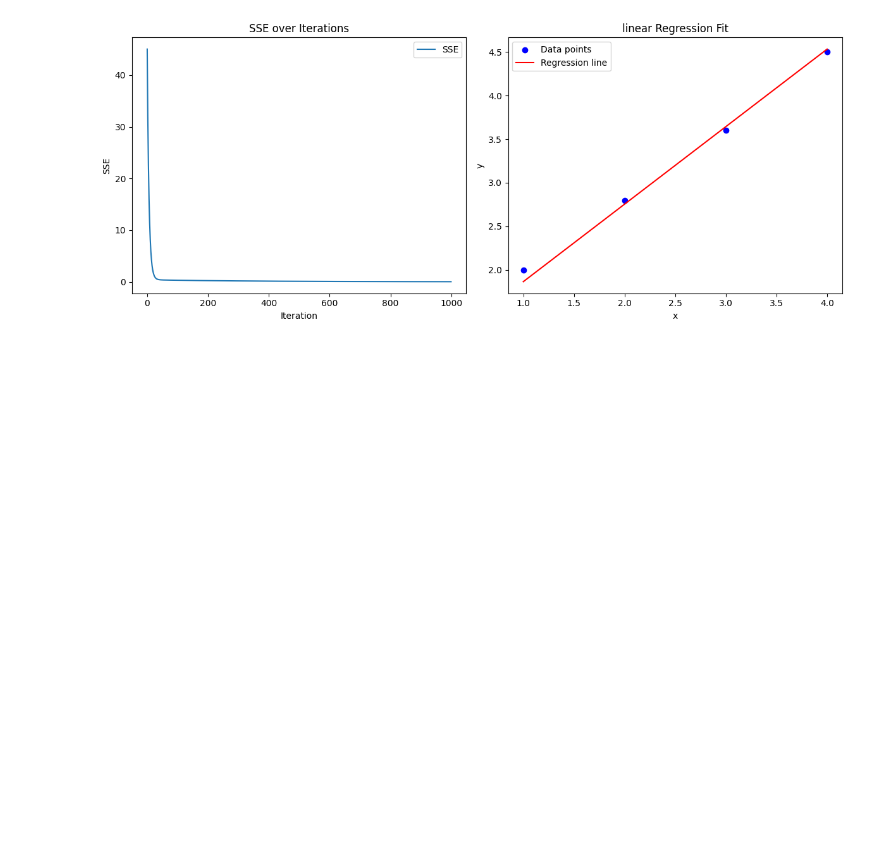
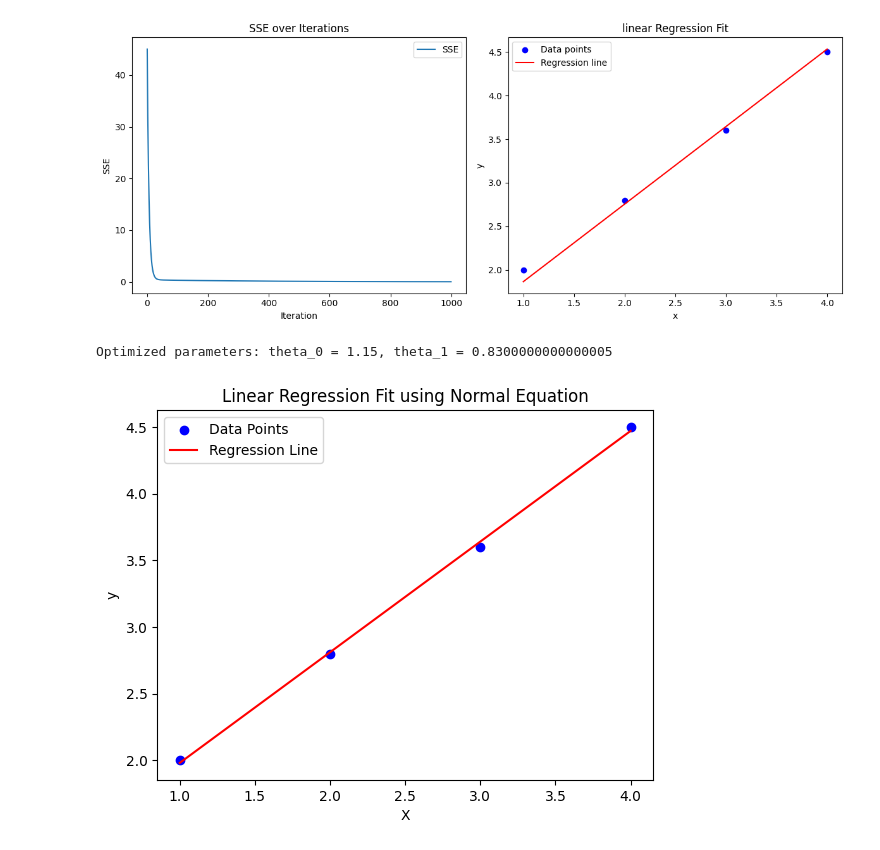
Before and after one commit to Mohamed-Abdallah01/Machine_Learning_AMIT_Course_24, a Jupyter notebook: Matrials/PythonForML/Machine Learning/Linear Regression/linear.ipynb, the cells around one changed output. Cells and saved outputs as stored; diff of their text form; code cells hidden in the pictures; blank space fills up the shorter version.

```diff
--- a/Matrials/PythonForML/Machine Learning/Linear Regression/linear.ipynb
+++ b/Matrials/PythonForML/Machine Learning/Linear Regression/linear.ipynb
@@ -72,3 +57,36 @@ plt.tight_layout()
 plt.show()
 # %% [output]
 [figure]
+# %%
+import numpy as np
+
+# Sample data (replace with your actual data)
+X = np.array([1, 2, 3, 4])
+y = np.array([2, 2.8, 3.6, 4.5])
+
+# Add a column of ones to X to account for the intercept term
+X_b = np.c_[np.ones((X.shape[0], 1)), X]  # Add a column of ones to X
+
+# Compute the parameters using the normal equation
+theta_best = np.linalg.inv(X_b.T.dot(X_b)).dot(X_b.T).dot(y)
+
+# Print the parameters
+theta_0, theta_1 = theta_best
+print(f"Optimized parameters: theta_0 = {theta_0}, theta_1 = {theta_1}")
+
+# Make predictions using the optimized parameters
+y_pred = X_b.dot(theta_best)
+
+# Plotting the data points and the regression line
+import matplotlib.pyplot as plt
+
+plt.scatter(X, y, color='blue', label='Data Points')
+plt.plot(X, y_pred, color='red', label='Regression Line')
+plt.xlabel('X')
+plt.ylabel('y')
+plt.title('Linear Regression Fit using Normal Equation')
+plt.legend()
+plt.show()
+# %% [output]
+Optimized parameters: theta_0 = 1.15, theta_1 = 0.8300000000000005
+[figure, added]
```
Also changed, not shown: parts of 1 cell of this notebook, 3 other files.
